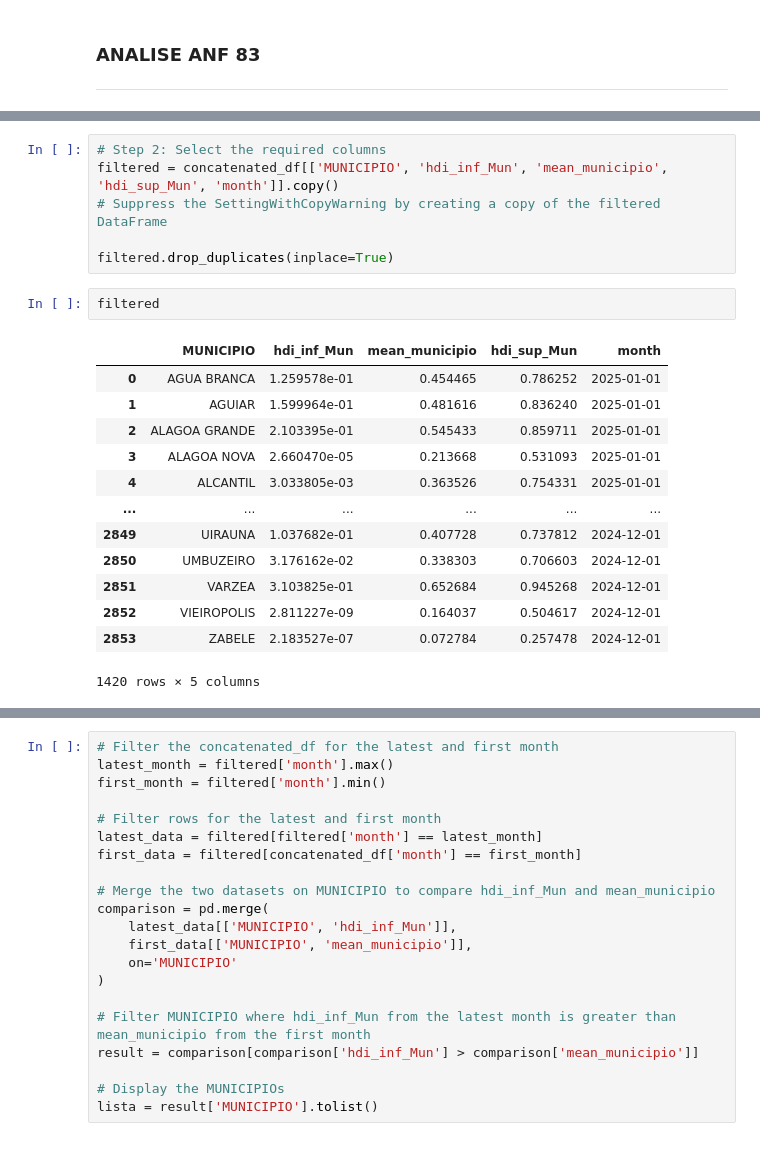
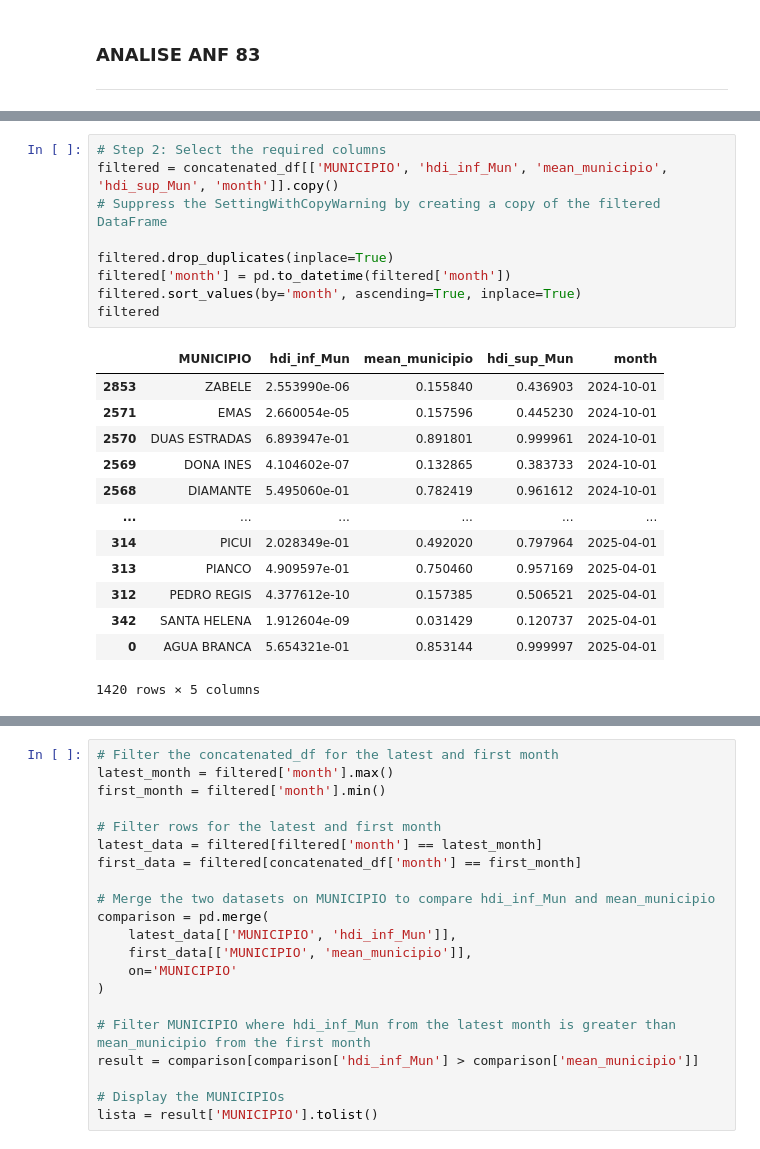
Before and after one commit to tblacerda/MarkovChainMonteCarlo, a Jupyter notebook: MCMC_ECQ_ANALISE.ipynb, the cells around one changed output, grey strips where cells are left out. Cells and saved outputs as stored; diff of their text form.

```diff
--- a/MCMC_ECQ_ANALISE.ipynb
+++ b/MCMC_ECQ_ANALISE.ipynb
@@ -277,22 +275,23 @@ concatenated_df[['MUNICIPIO', 'hdi_inf_Mun', 'mean_municipio', 'hdi_sup_Mun', 'm
 # %%
 # Step 2: Select the required columns
 filtered = concatenated_df[['MUNICIPIO', 'hdi_inf_Mun', 'mean_municipio', 'hdi_sup_Mun', 'month']].copy()
 # Suppress the SettingWithCopyWarning by creating a copy of the filtered DataFrame
 
 filtered.drop_duplicates(inplace=True)
+filtered['month'] = pd.to_datetime(filtered['month'])
+filtered.sort_values(by='month', ascending=True, inplace=True)
+filtered
+# %% [output]
+|  | MUNICIPIO | hdi_inf_Mun | mean_municipio | hdi_sup_Mun | month |
+| 2853 | ZABELE | 2.553990e-06 | 0.155840 | 0.436903 | 2024-10-01 |
+| 2571 | EMAS | 2.660054e-05 | 0.157596 | 0.445230 | 2024-10-01 |
+| 2570 | DUAS ESTRADAS | 6.893947e-01 | 0.891801 | 0.999961 | 2024-10-01 |
+| 2569 | DONA INES | 4.104602e-07 | 0.132865 | 0.383733 | 2024-10-01 |
+| 2568 | DIAMANTE | 5.495060e-01 | 0.782419 | 0.961612 | 2024-10-01 |
+| ... | ... | ... | ... | ... | ... |
+| 314 | PICUI | 2.028349e-01 | 0.492020 | 0.797964 | 2025-04-01 |
+| 313 | PIANCO | 4.909597e-01 | 0.750460 | 0.957169 | 2025-04-01 |
+| 312 | PEDRO REGIS | 4.377612e-10 | 0.157385 | 0.506521 | 2025-04-01 |
+| 342 | SANTA HELENA | 1.912604e-09 | 0.031429 | 0.120737 | 2025-04-01 |
+| 0 | AGUA BRANCA | 5.654321e-01 | 0.853144 | 0.999997 | 2025-04-01 |
+1420 rows × 5 columns
-# %%
-filtered
-# %% [output]
-|  | MUNICIPIO | hdi_inf_Mun | mean_municipio | hdi_sup_Mun | month |
-| 0 | AGUA BRANCA | 1.259578e-01 | 0.454465 | 0.786252 | 2025-01-01 |
-| 1 | AGUIAR | 1.599964e-01 | 0.481616 | 0.836240 | 2025-01-01 |
-| 2 | ALAGOA GRANDE | 2.103395e-01 | 0.545433 | 0.859711 | 2025-01-01 |
-| 3 | ALAGOA NOVA | 2.660470e-05 | 0.213668 | 0.531093 | 2025-01-01 |
-| 4 | ALCANTIL | 3.033805e-03 | 0.363526 | 0.754331 | 2025-01-01 |
-| ... | ... | ... | ... | ... | ... |
-| 2849 | UIRAUNA | 1.037682e-01 | 0.407728 | 0.737812 | 2024-12-01 |
-| 2850 | UMBUZEIRO | 3.176162e-02 | 0.338303 | 0.706603 | 2024-12-01 |
-| 2851 | VARZEA | 3.103825e-01 | 0.652684 | 0.945268 | 2024-12-01 |
-| 2852 | VIEIROPOLIS | 2.811227e-09 | 0.164037 | 0.504617 | 2024-12-01 |
-| 2853 | ZABELE | 2.183527e-07 | 0.072784 | 0.257478 | 2024-12-01 |
-1420 rows × 5 columns
```
Also changed, not shown: parts of 7 cells of this notebook.
